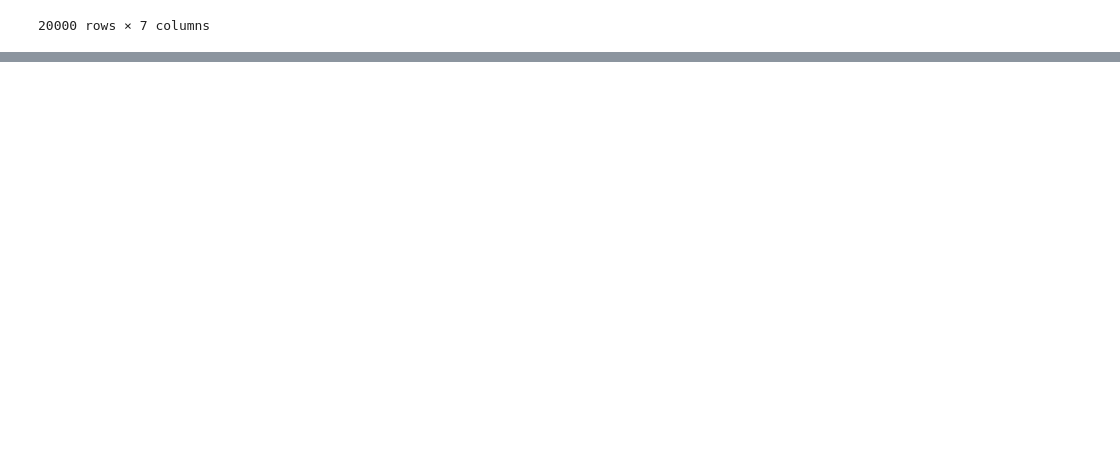
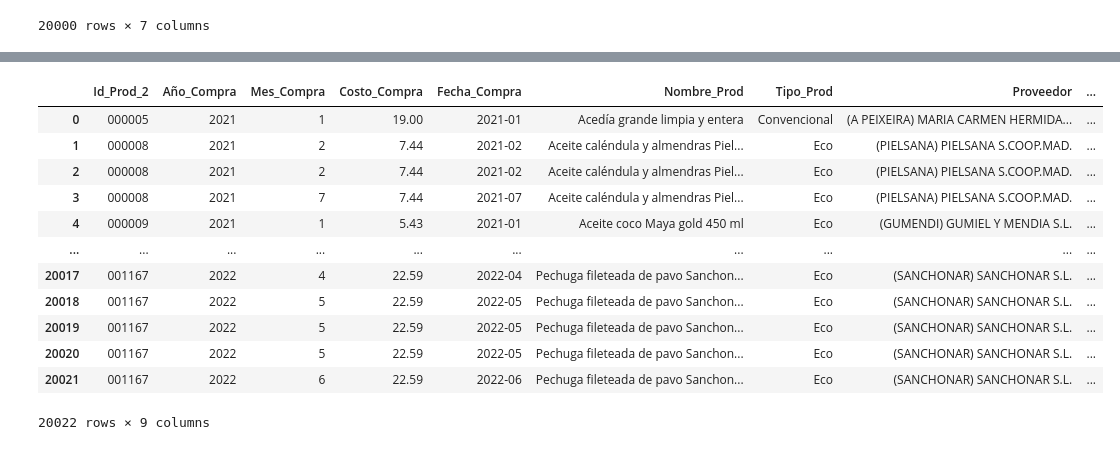
Before and after one commit to Factoria-F5-AI-Bootcamp-1-Edicion/Proyecto_Osa, a Jupyter notebook: Osa_limpieza.ipynb, the cells around one changed output, grey strips where cells are left out. Saved outputs shown, nothing was run; the diff lists cells and outputs as text; code cells hidden in the pictures; blank space fills up the shorter version.

Commit message:
Normalización y fusión de los dataframe dfcompras_2021 y dfcompras_2022 en base al campo Id_Prod_2

```diff
--- a/Osa_limpieza.ipynb
+++ b/Osa_limpieza.ipynb
@@ -2213,0 +2446,13 @@ dfcompras_2021_2022_V2.head(20000)
+# %%
+### Calular el promedio de costo_compra por producto considerando mes y año.
+
+# Convertir 'Fecha_Compra' a tipo datetime y extraer año y mes
+# dfcompras_2021_2022_V2['Fecha_Compra'] = pd.to_datetime(dfcompras_2021_2022_V2['Fecha_Compra'])
+dfcompras_2021_2022_V2['Año_Compra'] = dfcompras_2021_2022_V2['Fecha_Compra'].dt.year
+dfcompras_2021_2022_V2['Mes_Compra'] = dfcompras_2021_2022_V2['Fecha_Compra'].dt.month
+
+# Agrupar por 'Id_Prod_2', 'año' y 'mes' y calcular el promedio de 'Costo_Compra'
+promedio_costo_por_producto_mes = dfcompras_2021_2022_V2.groupby(['Id_Prod_2', 'Año_Compra', 'Mes_Compra'])['Costo_Compra'].mean()
+
+# Mostrar resultado
+print(promedio_costo_por_producto_mes)
@@ -2213,0 +2473,4 @@ dfcompras_2021_2022_V2.head(20000)
+# %%
+# Convertir la serie anterior en DataFrame
+promedio_costo_por_producto_mes_df = promedio_costo_por_producto_mes.to_frame().reset_index()
+promedio_costo_por_producto_mes_df
@@ -2213,0 +2500,5 @@ dfcompras_2021_2022_V2.head(20000)
+# %%
+# Antes de fusionar ambos dataframe necesitamos eliminar el campo Costo_Compra del df dfcompras_2021_2022_V2,
+# porque necesitamos el precio de compra promedio generado en promedio_costo_por_producto_df
+dfcompras_2021_2022_V3 = dfcompras_2021_2022_V2.drop('Costo_Compra', axis=1)
+dfcompras_2021_2022_V3.head(5)
@@ -2213,0 +2530,6 @@ dfcompras_2021_2022_V2.head(20000)
+# %%
+# resetear los índices
+dfcompras_2021_2022_V4 = dfcompras_2021_2022_V3.reset_index(drop=True)
+
+# mostrar el dataframe con los índices ordenados
+dfcompras_2021_2022_V4
@@ -2213,0 +2566,30 @@ dfcompras_2021_2022_V2.head(20000)
+# %%
+## FUSIONAR LOS DOS DATAFRAME
+# renombrar el campo "Id_Prod_2" en el dataframe "dfcompras_2021_2022_V2"
+# dfcompras_2021_2022_V3 = dfcompras_2021_2022_V3.rename(columns={'Id_Prod_2': 'Id_Producto'})
+
+# fusionar los dataframes priorizando "promedio_costo_por_producto_mes_df"
+# merged_df = pd.merge(promedio_costo_por_producto_mes_df, dfcompras_2021_2022_V3, on='Id_Prod_2', how='left')
+
+## merged_df = pd.merge(promedio_costo_por_producto_mes_df, dfcompras_2021_2022_V3[['Id_Prod_2', 'Año_Compra', 'Mes_Compra', 'Nombre_Prod', 'Tipo_Prod', 'Proveedor', 'Categoria_Prod']], on=['Id_Prod_2', 'Año_Compra', 'Mes_Compra'], how='left')
+# Realizar el merge
+merged_df = pd.merge(promedio_costo_por_producto_mes_df, dfcompras_2021_2022_V4[['Id_Prod_2', 'Fecha_Compra','Año_Compra', 'Mes_Compra', 'Nombre_Prod', 'Tipo_Prod', 'Proveedor', 'Categoria_Prod']], on=['Id_Prod_2', 'Año_Compra', 'Mes_Compra'], how='left')
+
+
+
+# mostrar el dataframe fusionado
+merged_df.head(20022)
+# %% [output]
+|  | Id_Prod_2 | Año_Compra | Mes_Compra | Costo_Compra | Fecha_Compra | Nombre_Prod | Tipo_Prod | Proveedor | ... |
+| 0 | 000005 | 2021 | 1 | 19.00 | 2021-01 | Acedía grande limpia y entera | Convencional | (A PEIXEIRA) MARIA CARMEN HERMIDA... | ... |
+| 1 | 000008 | 2021 | 2 | 7.44 | 2021-02 | Aceite caléndula y almendras Piel... | Eco | (PIELSANA) PIELSANA S.COOP.MAD. | ... |
+| 2 | 000008 | 2021 | 2 | 7.44 | 2021-02 | Aceite caléndula y almendras Piel... | Eco | (PIELSANA) PIELSANA S.COOP.MAD. | ... |
+| 3 | 000008 | 2021 | 7 | 7.44 | 2021-07 | Aceite caléndula y almendras Piel... | Eco | (PIELSANA) PIELSANA S.COOP.MAD. | ... |
+| 4 | 000009 | 2021 | 1 | 5.43 | 2021-01 | Aceite coco Maya gold 450 ml | Eco | (GUMENDI) GUMIEL Y MENDIA S.L. | ... |
+| ... | ... | ... | ... | ... | ... | ... | ... | ... | ... |
+| 20017 | 001167 | 2022 | 4 | 22.59 | 2022-04 | Pechuga fileteada de pavo Sanchon... | Eco | (SANCHONAR) SANCHONAR S.L. | ... |
+| 20018 | 001167 | 2022 | 5 | 22.59 | 2022-05 | Pechuga fileteada de pavo Sanchon... | Eco | (SANCHONAR) SANCHONAR S.L. | ... |
+| 20019 | 001167 | 2022 | 5 | 22.59 | 2022-05 | Pechuga fileteada de pavo Sanchon... | Eco | (SANCHONAR) SANCHONAR S.L. | ... |
+| 20020 | 001167 | 2022 | 5 | 22.59 | 2022-05 | Pechuga fileteada de pavo Sanchon... | Eco | (SANCHONAR) SANCHONAR S.L. | ... |
+| 20021 | 001167 | 2022 | 6 | 22.59 | 2022-06 | Pechuga fileteada de pavo Sanchon... | Eco | (SANCHONAR) SANCHONAR S.L. | ... |
+20022 rows × 9 columns
```
Also changed, not shown: parts of 43 cells of this notebook.
